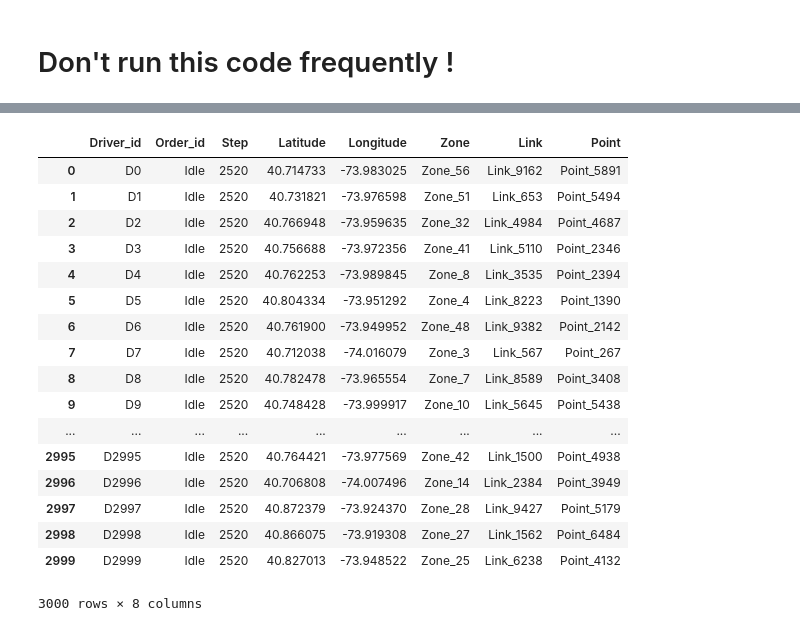
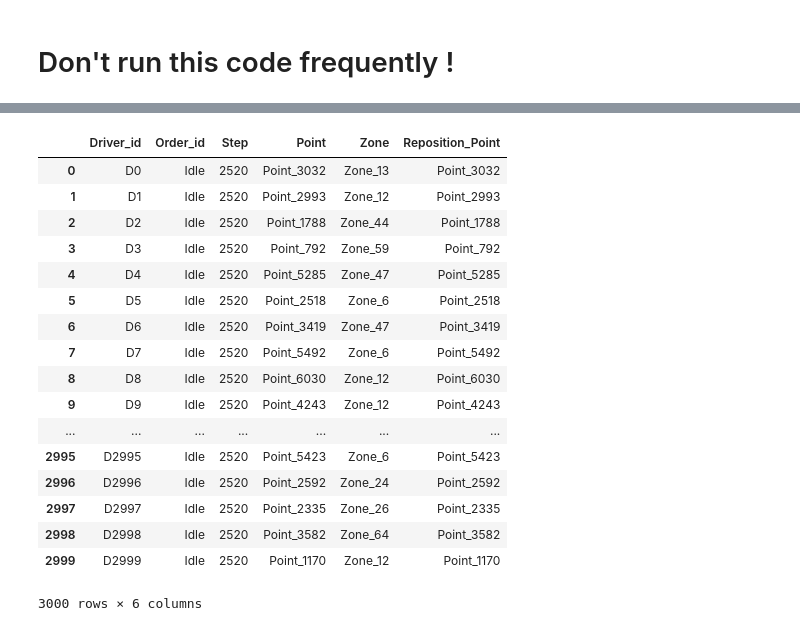
Before and after one commit to marco-yue/T-ITS2021-Repositioning, a Jupyter notebook: 03 Order Dispatching.ipynb, the cells around one changed output, grey strips where cells are left out. Saved outputs shown, nothing was run; the diff lists cells and outputs as text; code cells hidden in the pictures.

```diff
--- a/03 Order Dispatching.ipynb
+++ b/03 Order Dispatching.ipynb
@@ -184,17 +194,23 @@ Zone_Link=np.load('./Data/NYC_Zones/Zone_Link.npy',allow_pickle=True).item()
 
 '''Link-related data'''
 
-Link_middle=np.load('./Data/NYC_Zones/Link_middle.npy',allow_pickle=True).item()
+Link_list=np.load('./Data/NYC_Zones/Link_list.npy',allow_pickle=True)
 
-Link_Point=np.load('./Data/NYC_Zones/Link_Point.npy',allow_pickle=True).item()
+Link_geometry=np.load('./Data/NYC_Zones/Link_geometry.npy',allow_pickle=True).item()
+
 
 '''Point-related data'''
 
 Points_list=np.load('./Data/NYC_Zones/Points_list.npy',allow_pickle=True)
 
-Points_link=np.load('./Data/NYC_Zones/Points_link.npy',allow_pickle=True).item()
+Link_Point=np.load('./Data/NYC_Zones/Link_Point.npy',allow_pickle=True).item()
 
 Point_coordinate=np.load('./Data/NYC_Zones/Point_coordinate.npy',allow_pickle=True).item()
+
+Zone_Point=np.load('./Data/NYC_Zones/Zone_Point.npy',allow_pickle=True).item()
+
+Point_zone=np.load('./Data/NYC_Zones/Point_zone.npy',allow_pickle=True).item()
+
 
 '''GeoSeries Object'''
 
@@ -260,55 +293,45 @@ Order_df
 # %%
 '''2. Initialize the driver data'''
 
 Driver_list=['D'+str(i) for i in range(Driver_num)]
 
 Driver_df=pd.DataFrame(Driver_list,columns=['Driver_id'])
 
-'''Initiial zones'''
+Driver_df['Point']=Driver_df.apply(lambda x:random.choice(Points_list),axis=1)
 
-Invalid_zones=['Zone_19','Zone_20','Zone_21']
+Driver_df['Zone']=Driver_df.apply(lambda x:Point_zone[x['Point']],axis=1)
 
-Valid_zones=list(set(Zone_list).difference(set(Invalid_zones)))
-
-Driver_df['Zone']=Driver_df.apply(lambda x:random.choice(Valid_zones),axis=1)
-
-Driver_df['Latitude']=Driver_df.apply(lambda x:Zone_Center[x['Zone']][1],axis=1)
-
-Driver_df['Longitude']=Driver_df.apply(lambda x:Zone_Center[x['Zone']][0],axis=1)
-
-Driver_df['Link']=Driver_df.apply(lambda x:Check_links(Point(x['Longitude'],x['Latitude']),x['Zone'],Zone_Link,Link_middle),axis=1)
-
-Driver_df['Point']=Driver_df.apply(lambda x:Link_Point[x['Link']][0],axis=1)
+Driver_df['Reposition_Point']=Driver_df.apply(lambda x:x['Point'],axis=1)
 
 Driver_df['second']=s_sec
 
 Driver_df['Step']=Driver_df.apply(lambda x:math.ceil(x['second']/10),axis=1)
 
 Driver_df['Order_id']='Idle'
 
-Driver_df=Driver_df[['Driver_id','Order_id','Step',\
-                   'Latitude','Longitude',\
-                   'Zone','Link','Point']]
+Driver_df=Driver_df[['Driver_id','Order_id','Step','Point','Zone','Reposition_Point']]
+
+'''Initiial zones'''
 
 # Driver_df.to_csv('./Data/NYC_Trips/Driver_df.csv')
 
 Driver_df
 # %% [output]
-|  | Driver_id | Order_id | Step | Latitude | Longitude | Zone | Link | Point |
-| 0 | D0 | Idle | 2520 | 40.714733 | -73.983025 | Zone_56 | Link_9162 | Point_5891 |
-| 1 | D1 | Idle | 2520 | 40.731821 | -73.976598 | Zone_51 | Link_653 | Point_5494 |
-| 2 | D2 | Idle | 2520 | 40.766948 | -73.959635 | Zone_32 | Link_4984 | Point_4687 |
-| 3 | D3 | Idle | 2520 | 40.756688 | -73.972356 | Zone_41 | Link_5110 | Point_2346 |
-| 4 | D4 | Idle | 2520 | 40.762253 | -73.989845 | Zone_8 | Link_3535 | Point_2394 |
-| 5 | D5 | Idle | 2520 | 40.804334 | -73.951292 | Zone_4 | Link_8223 | Point_1390 |
-| 6 | D6 | Idle | 2520 | 40.761900 | -73.949952 | Zone_48 | Link_9382 | Point_2142 |
-| 7 | D7 | Idle | 2520 | 40.712038 | -74.016079 | Zone_3 | Link_567 | Point_267 |
-| 8 | D8 | Idle | 2520 | 40.782478 | -73.965554 | Zone_7 | Link_8589 | Point_3408 |
-| 9 | D9 | Idle | 2520 | 40.748428 | -73.999917 | Zone_10 | Link_5645 | Point_5438 |
-| ... | ... | ... | ... | ... | ... | ... | ... | ... |
-| 2995 | D2995 | Idle | 2520 | 40.764421 | -73.977569 | Zone_42 | Link_1500 | Point_4938 |
-| 2996 | D2996 | Idle | 2520 | 40.706808 | -74.007496 | Zone_14 | Link_2384 | Point_3949 |
-| 2997 | D2997 | Idle | 2520 | 40.872379 | -73.924370 | Zone_28 | Link_9427 | Point_5179 |
-| 2998 | D2998 | Idle | 2520 | 40.866075 | -73.919308 | Zone_27 | Link_1562 | Point_6484 |
-| 2999 | D2999 | Idle | 2520 | 40.827013 | -73.948522 | Zone_25 | Link_6238 | Point_4132 |
+|  | Driver_id | Order_id | Step | Point | Zone | Reposition_Point |
+| 0 | D0 | Idle | 2520 | Point_3032 | Zone_13 | Point_3032 |
+| 1 | D1 | Idle | 2520 | Point_2993 | Zone_12 | Point_2993 |
+| 2 | D2 | Idle | 2520 | Point_1788 | Zone_44 | Point_1788 |
+| 3 | D3 | Idle | 2520 | Point_792 | Zone_59 | Point_792 |
+| 4 | D4 | Idle | 2520 | Point_5285 | Zone_47 | Point_5285 |
+| 5 | D5 | Idle | 2520 | Point_2518 | Zone_6 | Point_2518 |
+| 6 | D6 | Idle | 2520 | Point_3419 | Zone_47 | Point_3419 |
+| 7 | D7 | Idle | 2520 | Point_5492 | Zone_6 | Point_5492 |
+| 8 | D8 | Idle | 2520 | Point_6030 | Zone_12 | Point_6030 |
+| 9 | D9 | Idle | 2520 | Point_4243 | Zone_12 | Point_4243 |
+| ... | ... | ... | ... | ... | ... | ... |
+| 2995 | D2995 | Idle | 2520 | Point_5423 | Zone_6 | Point_5423 |
+| 2996 | D2996 | Idle | 2520 | Point_2592 | Zone_24 | Point_2592 |
+| 2997 | D2997 | Idle | 2520 | Point_2335 | Zone_26 | Point_2335 |
+| 2998 | D2998 | Idle | 2520 | Point_3582 | Zone_64 | Point_3582 |
+| 2999 | D2999 | Idle | 2520 | Point_1170 | Zone_12 | Point_1170 |
-3000 rows × 8 columns
+3000 rows × 6 columns
```
Also changed, not shown: parts of 5 cells of this notebook.
